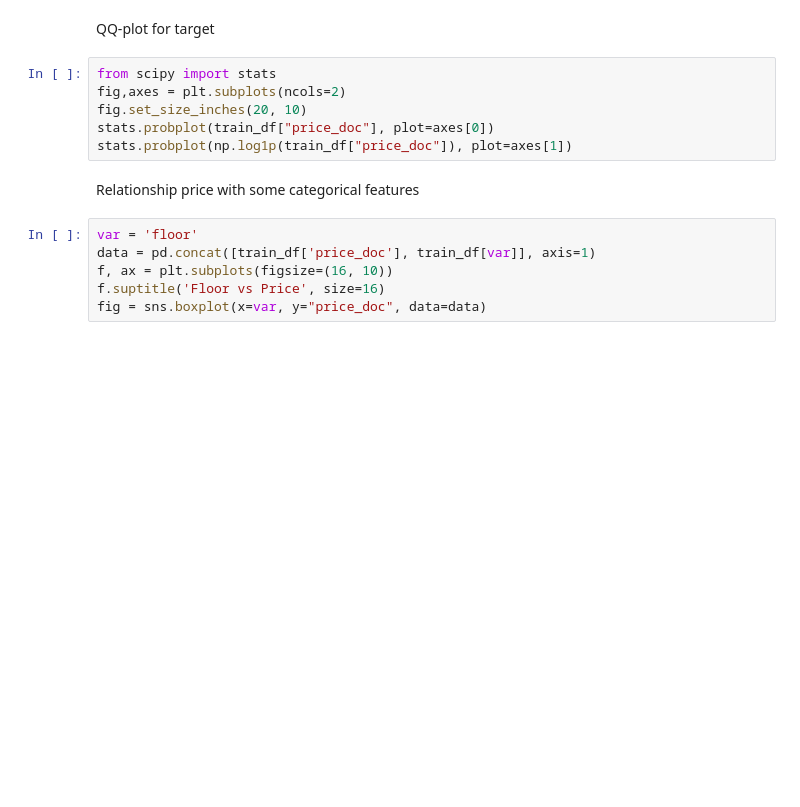
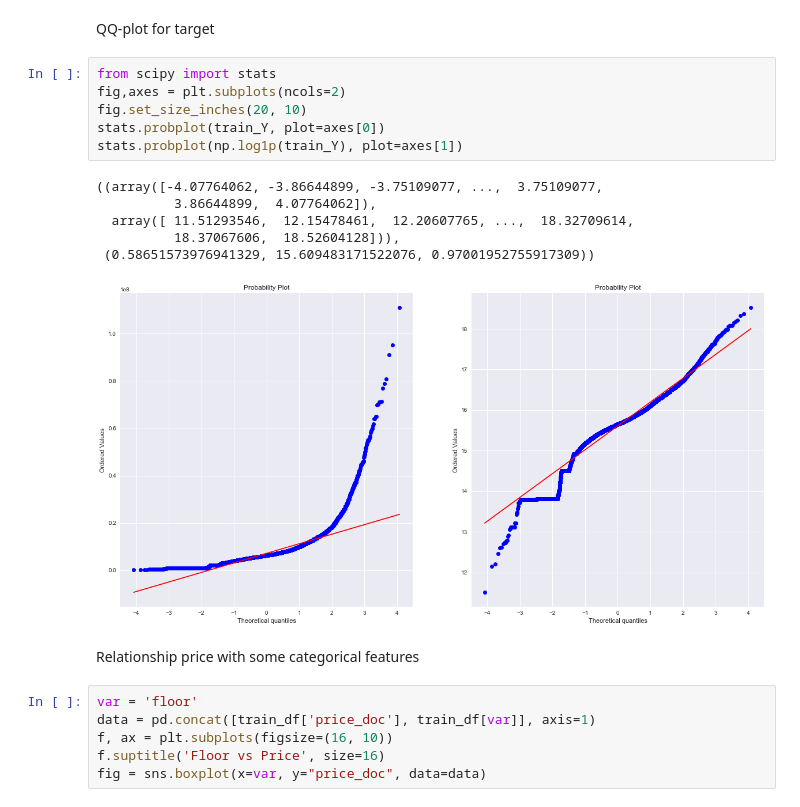
Before and after one commit to kirilldolmatov/SRHM, a Jupyter notebook: SRHM.ipynb, the cells around one changed output. Drawn from its saved outputs; the diff is of its cells as text; blank space fills up the shorter version.

```diff
--- a/SRHM.ipynb
+++ b/SRHM.ipynb
@@ -170,9 +146,16 @@ QQ-plot for target
 # %%
 from scipy import stats
 fig,axes = plt.subplots(ncols=2)
 fig.set_size_inches(20, 10)
-stats.probplot(train_df["price_doc"], plot=axes[0])
-stats.probplot(np.log1p(train_df["price_doc"]), plot=axes[1])
+stats.probplot(train_Y, plot=axes[0])
+stats.probplot(np.log1p(train_Y), plot=axes[1])
+# %% [output]
+((array([-4.07764062, -3.86644899, -3.75109077, ...,  3.75109077,
+          3.86644899,  4.07764062]),
+  array([ 11.51293546,  12.15478461,  12.20607765, ...,  18.32709614,
+          18.37067606,  18.52604128])),
+ (0.58651573976941329, 15.609483171522076, 0.97001952755917309))
+[figure, added]
 # %% [markdown]
 Relationship price with some categorical features
 # %%
```
Also changed, not shown: parts of 11 cells of this notebook.
